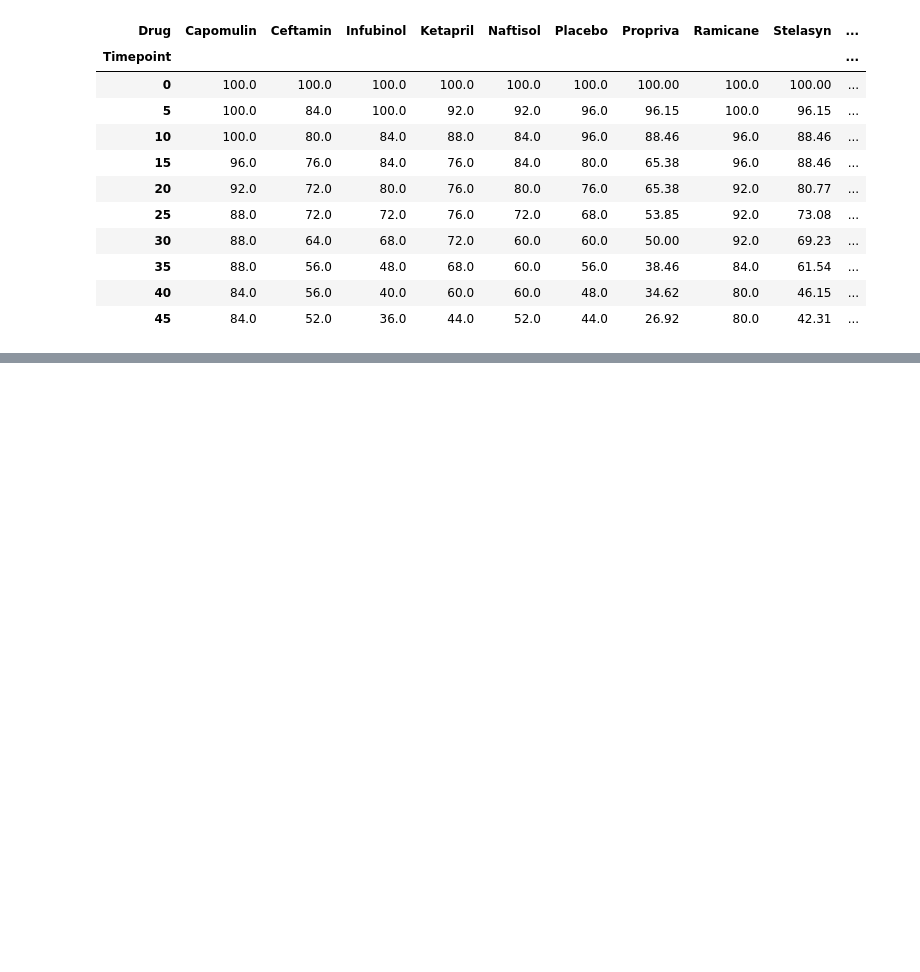
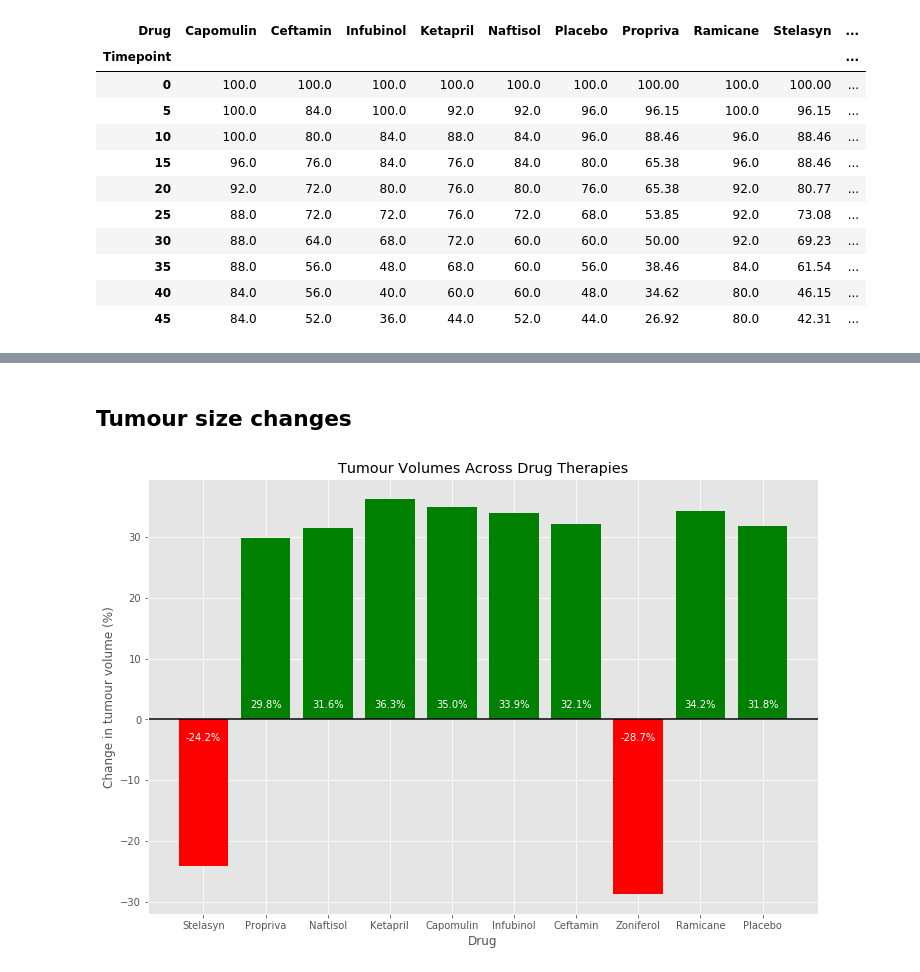
Before and after one commit to rochiecuevas/Pymaceuticals, a Jupyter notebook: pymaceuticals_starter.ipynb, the cells around one changed output, grey strips where cells are left out. Drawn from its saved outputs; the diff is of its cells as text; code cells hidden in the pictures; blank space fills up the shorter version.

```diff
--- a/pymaceuticals_starter.ipynb
+++ b/pymaceuticals_starter.ipynb
@@ -310,0 +283,35 @@ NameError: name 'fig' is not defined
+# %% [markdown]
+## Tumour size changes
+# %%
+# Filter values to get the data for the different timepoints
+a = tumour_means.iloc[0] # time 00
+j = tumour_means.iloc[9] # time 45
+xlabels = tumour_means.keys()
+
+pct_tumour_change = round((((j - a) / j) * 100),2)
+pct_tumour_change
+
+plt.bar(no_series,
+    pct_tumour_change,
+    color = ["green" if pct_tumour_change[i] > 0 else "red" for i in no_series])
+plt.xticks(no_series, drugs)
+plt.title("Tumour Volumes Across Drug Therapies")
+plt.xlabel("Drug")
+plt.ylabel("Change in tumour volume (%)")
+plt.axhline(y = 0, color = "black")
+
+# Add label inside the bar graph (%)
+count = 0
+
+for i in pct_tumour_change:
+    if i < 0:
+        y_coord = -3.5
+    else:
+        y_coord = 2
+    plt.text(count, y_coord, str(round(i, 1)) + '%', ha = 'center', color = 'white')
+    count += 1
+
+plt.savefig("Images/tumour_v_drug.png")
+plt.show()
+# %% [output]
+[figure, added]
```
Also changed, not shown: parts of 13 cells of this notebook.
